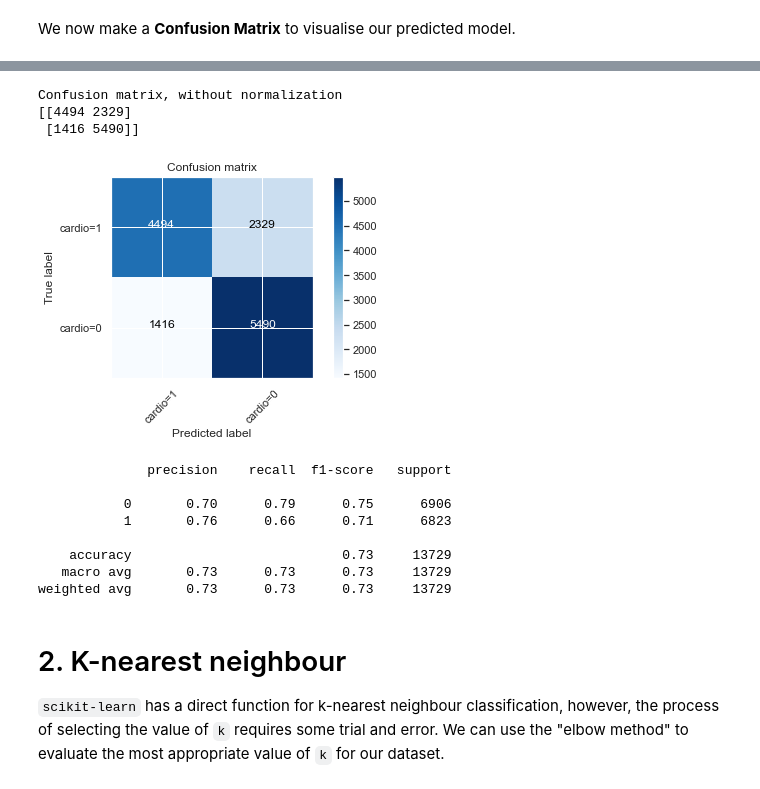
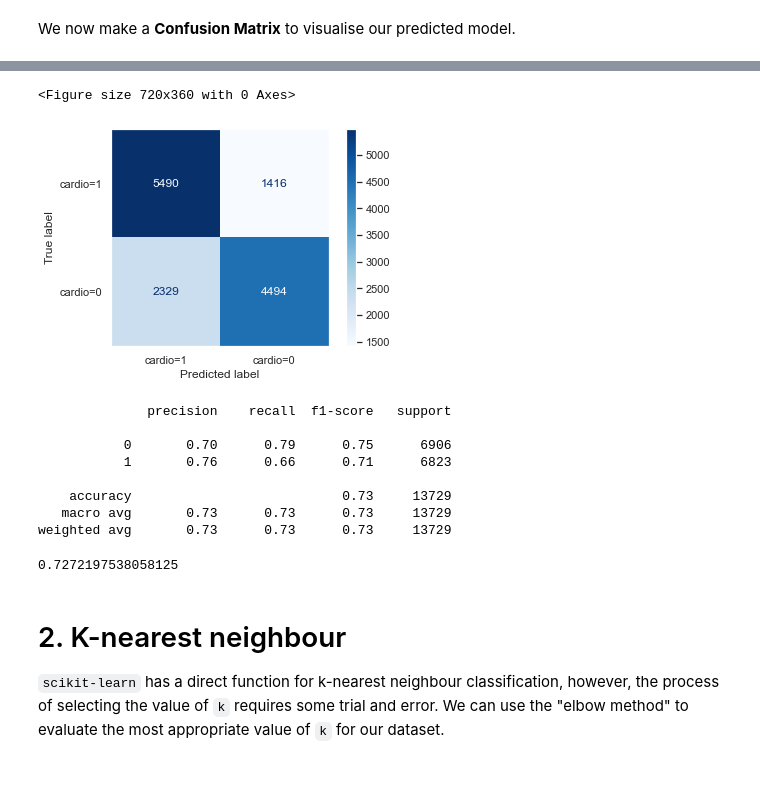
Before and after one commit to yatharthsood00/cvdisease-DT, a Jupyter notebook: CVdiseases.ipynb, the cells around one changed output, grey strips where cells are left out. Saved outputs shown, nothing was run; the diff lists cells and outputs as text; code cells hidden in the pictures.

```diff
--- a/CVdiseases.ipynb
+++ b/CVdiseases.ipynb
@@ -389,36 +390,5 @@ There is our logistic regression model, and we can use some evaluation metrics t
 # %% [markdown]
 We now make a **Confusion Matrix** to visualise our predicted model.
 # %%
-#Confusion Matrix plotting function, useful later as well.
-from sklearn.metrics import classification_report, confusion_matrix
+from sklearn.metrics import classification_report, confusion_matrix, plot_confusion_matrix
 import itertools
-def plot_confusion_matrix(cm, classes,
-                          normalize=False,
-                          title='Confusion matrix',
-                          cmap=plt.cm.Blues):
-    if normalize:
-        cm = cm.astype('float') / cm.sum(axis=1)[:, np.newaxis]
-        print("Normalized confusion matrix")
-    else:
-        print('Confusion matrix, without normalization')
-
-    print(cm)
-
-    plt.imshow(cm, interpolation='nearest', cmap=cmap)
-    plt.title(title)
-    plt.colorbar()
-    tick_marks = np.arange(len(classes))
-    plt.xticks(tick_marks, classes, rotation=45)
-    plt.yticks(tick_marks, classes)
-
-    fmt = '.2f' if normalize else 'd'
-    thresh = cm.max() / 2.
-    for i, j in itertools.product(range(cm.shape[0]), range(cm.shape[1])):
-        plt.text(j, i, format(cm[i, j], fmt),
-                 horizontalalignment="center",
-                 color="white" if cm[i, j] > thresh else "black")
-
-    plt.tight_layout()
-    plt.ylabel('True label')
-    plt.xlabel('Predicted label')
-print(confusion_matrix(y_test, y_pred_LR, labels=[1,0]))
@@ -428,13 +404,10 @@ print(confusion_matrix(y_test, y_pred_LR, labels=[1,0]))
 # %%
-cnf_matrix_lr = confusion_matrix(y_test, y_pred_LR, labels=[1,0])
-
-plt.figure()
-plot_confusion_matrix(cnf_matrix_lr, classes=['cardio=1','cardio=0'],normalize= False,  title='Confusion matrix')
+plt.figure(figsize=(10,5))
+plot_confusion_matrix(LogReg, X_test, y_test, cmap='Blues', display_labels=['cardio=1','cardio=0'])
+plt.grid(False)
 # %% [output]
-Confusion matrix, without normalization
-[[4494 2329]
- [1416 5490]]
+<Figure size 720x360 with 0 Axes>
-[figure, old version]
+[figure, new version]
 # %%
 from sklearn.metrics import classification_report
 LR_Report = classification_report(y_test, y_pred_LR)
@@ -448,6 +421,12 @@ print(LR_Report)
     accuracy                           0.73     13729
    macro avg       0.73      0.73      0.73     13729
 weighted avg       0.73      0.73      0.73     13729
+# %%
+from sklearn.metrics import accuracy_score
+a_LR = accuracy_score(y_pred_LR,y_test)
+a_LR
+# %% [output]
+0.7272197538058125
 # %% [markdown]
 # 2. K-nearest neighbour
 
```
Also changed, not shown: parts of 34 cells of this notebook.
